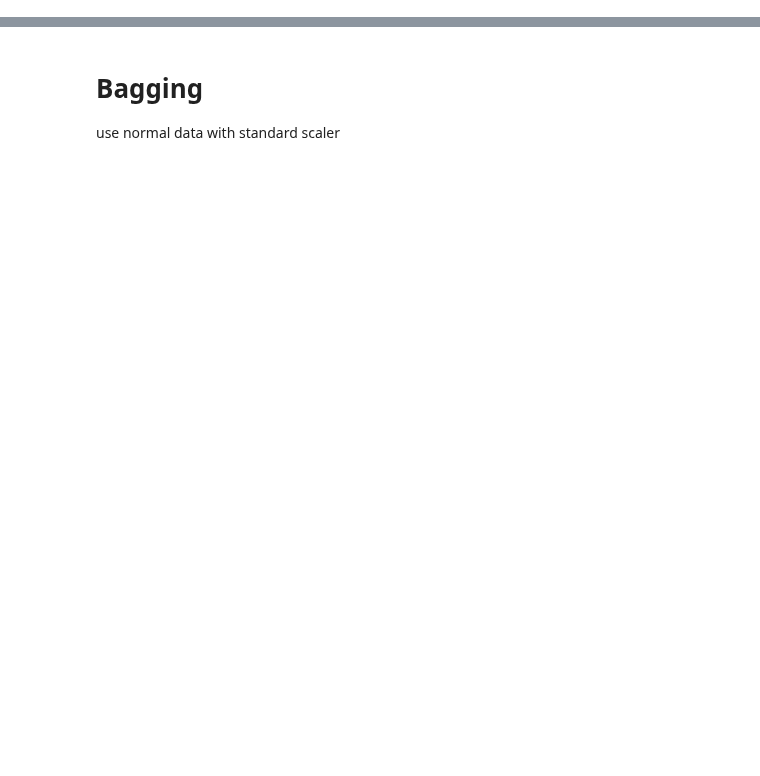
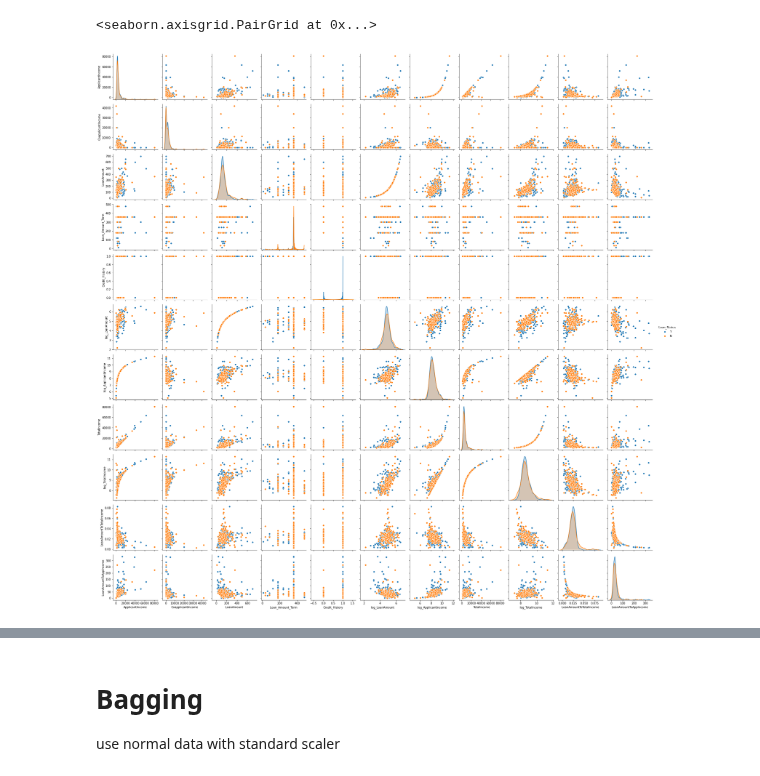
Before and after one commit to sagarbhadra7/Data-Science, a Jupyter notebook: Loan_prediction.ipynb, the cells around one changed output, grey strips where cells are left out. Cells and saved outputs as stored; diff of their text form; code cells hidden in the pictures; blank space fills up the shorter version.

```diff
--- a/Loan_prediction.ipynb
+++ b/Loan_prediction.ipynb
@@ -141,0 +54,10 @@ X_test_imputed=imputer.transform(X_new_test.values)
+# %%
+data['LoanAmountToTotalIncome']=data['LoanAmount']/data['TotalIncome']
+# %%
+data['LoanAmountToAppIncome']=data['ApplicantIncome']/data['LoanAmount']
+# %%
+data['LoanAmountToTotalIncome']=data['LoanAmountToTotalIncome'].astype(float)
+data['LoanAmountToAppIncome']=data['LoanAmountToAppIncome'].astype(float)
+data['log_TotalIncome']=data['log_TotalIncome'].astype(float)
+data['log_ApplicantIncome']=data['log_ApplicantIncome'].astype(float)
+data['log_LoanAmount']=data['log_LoanAmount'].astype(float)
@@ -141,0 +79,4 @@ X_test_imputed=imputer.transform(X_new_test.values)
+# %%
+le=LabelEncoder()
+le.fit(data['Self_Employed'])
+data['Self_Employed']=le.transform(data['Self_Employed'])
@@ -141,0 +220,5 @@ X_test_imputed=imputer.transform(X_new_test.values)
+# %%
+sns.pairplot(data,hue='Loan_Status')
+# %% [output]
+<seaborn.axisgrid.PairGrid at 0x...>
+[figure, added]
```
Also changed, not shown: parts of 65 cells of this notebook.
